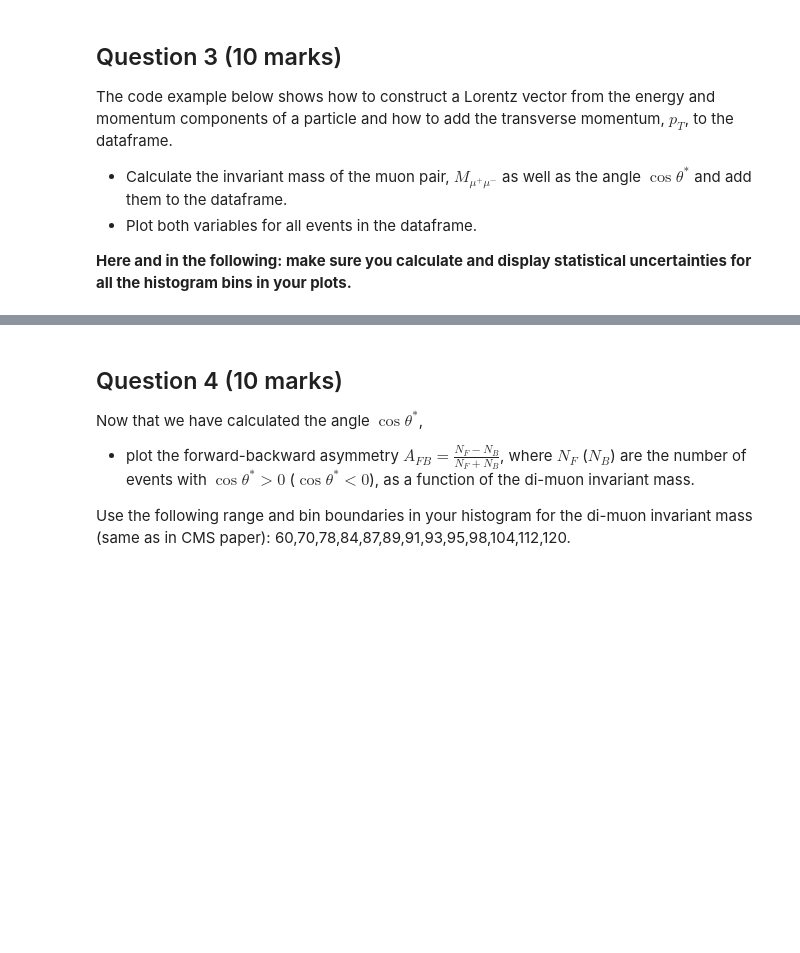
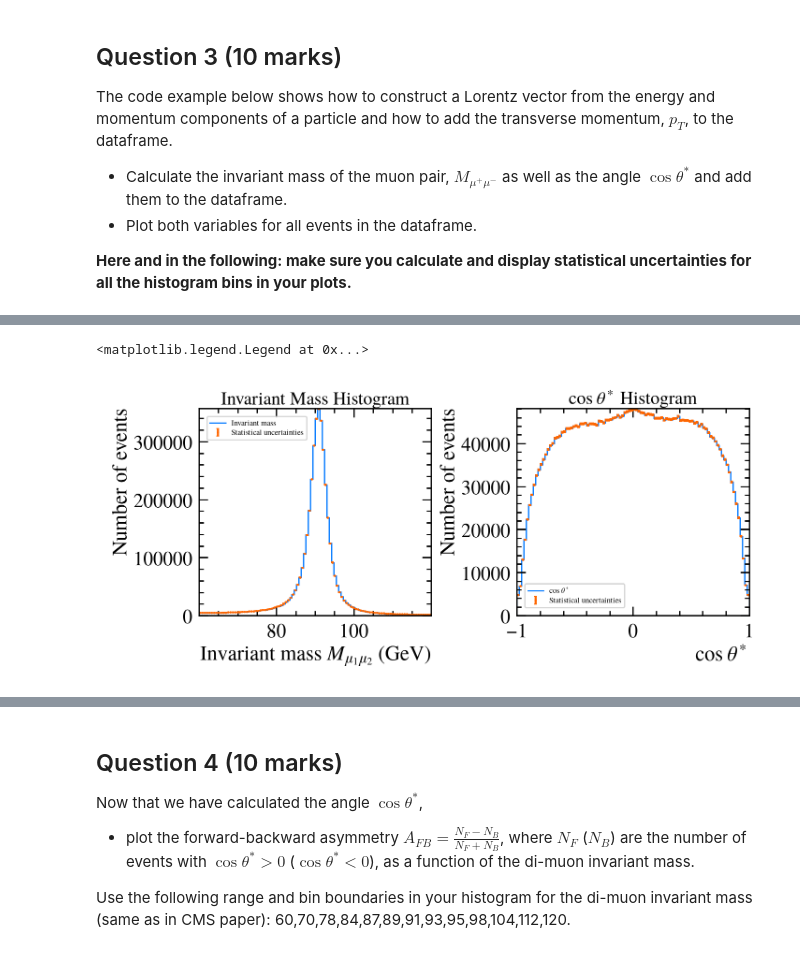
Before and after one commit to PastaShapes/particle-1-AH-JH-RYN, a Jupyter notebook: particle_coursework_2.ipynb, the cells around one changed output, grey strips where cells are left out. Drawn from its saved outputs; the diff is of its cells as text; code cells hidden in the pictures; blank space fills up the shorter version.

```diff
--- a/particle_coursework_2.ipynb
+++ b/particle_coursework_2.ipynb
@@ -118,0 +164,36 @@ df["pt2"] = mu2_lv.pt
+# %%
+import matplotlib.pyplot as plt
+
+# Calculate histogram and statistical uncertainties using sqrt(# events in bins) for M and cos(theta*).
+events_M, bin_edges_M = np.histogram(df["mu1mu2_M"], bins=100)
+bin_centres_M = (bin_edges_M[:-1] + bin_edges_M[1:]) / 2
+uncertainties_M = np.sqrt(events_M)
+
+events_cos, bin_edges_cos = np.histogram(df["cos(theta*)"], bins=100, range=(-1, 1)) # including known range.
+bin_centres_cos = (bin_edges_cos[:-1] + bin_edges_cos[1:]) / 2
+uncertainties_cos = np.sqrt(events_cos)
+
+fig, ax = plt.subplots(1, 2, figsize=(14, 6), layout="constrained")
+
+# Plot mass histogram.
+ax[0].stairs(events_M, bin_edges_M, label="Invariant mass")
+# Add error bars from statistical uncertainties.
+ax[0].errorbar(bin_centres_M,events_M,yerr=uncertainties_M,fmt="o",markersize=2,capsize=2,label="Statistical uncertainties")
+
+ax[0].set_xlabel(r"Invariant mass $M_{\mu_1\mu_2}$ (GeV)")
+ax[0].set_ylabel("Number of events")
+ax[0].set_title("Invariant Mass Histogram")
+ax[0].legend(loc="upper left", fontsize=12, frameon=True)
+
+# Plot cos(theta*) histogram.
+ax[1].stairs(events_cos, bin_edges_cos, label=r"$\cos\theta^*$")
+# Add error bars from statistical uncertainties.
+ax[1].errorbar(bin_centres_cos,events_cos,yerr=uncertainties_cos,fmt="o",markersize=2,capsize=2,label="Statistical uncertainties")
+
+ax[1].set_xlabel(r"$\cos\theta^*$")
+ax[1].set_ylabel("Number of events")
+ax[1].set_title(r"$\cos\theta^*$ Histogram")
+ax[1].legend(loc="lower left", fontsize=12, frameon=True)
+# %% [output]
+<matplotlib.legend.Legend at 0x...>
+[figure, added]
```
Also changed, not shown: parts of 5 cells of this notebook.
